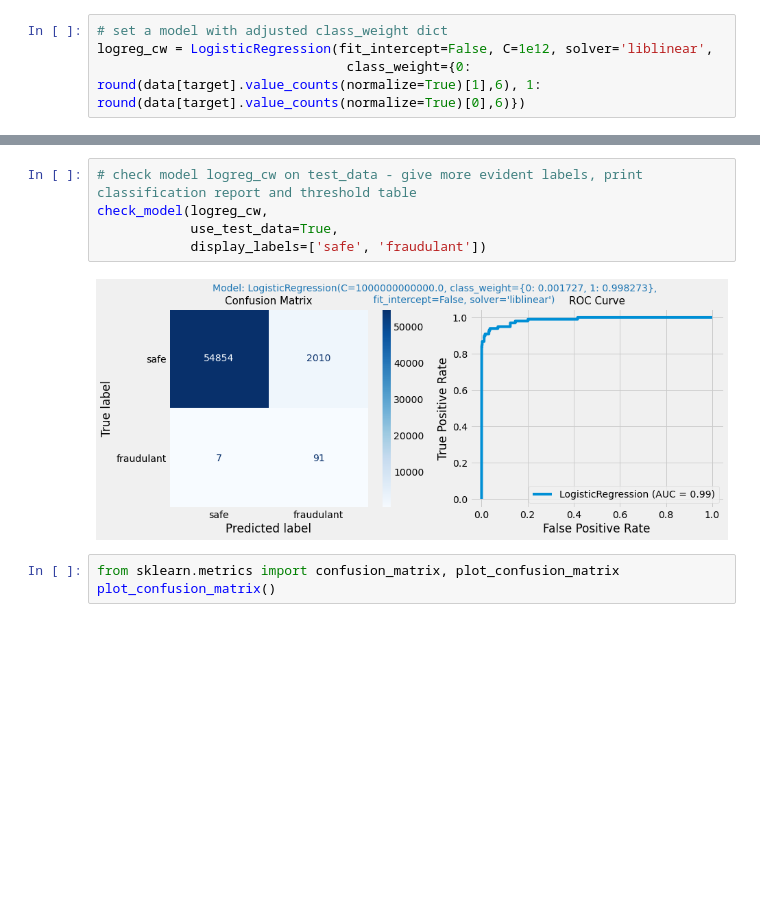
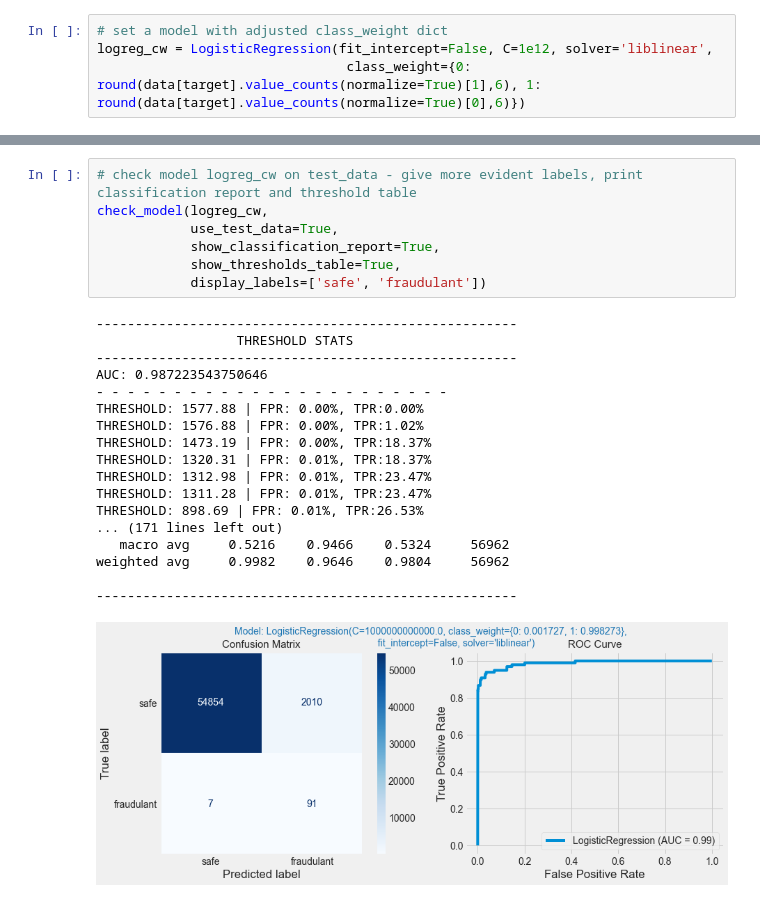
Before and after one commit to AgathaZareth/Class-Imbalance-Problems---Lab, a Jupyter notebook: index.ipynb, the cells around one changed output, grey strips where cells are left out. Drawn from its saved outputs; the diff is of its cells as text; blank space fills up the shorter version.

```diff
--- a/index.ipynb
+++ b/index.ipynb
@@ -542,10 +652,26 @@ check_model(logreg_cw)
 # %%
 # check model logreg_cw on test_data - give more evident labels, print classification report and threshold table
 check_model(logreg_cw,
             use_test_data=True,
+            show_classification_report=True,
+            show_thresholds_table=True,
             display_labels=['safe', 'fraudulant'])
 # %% [output]
+------------------------------------------------------
+                  THRESHOLD STATS
+------------------------------------------------------
+AUC: 0.987223543750646
+- - - - - - - - - - - - - - - - - - - - - - -
+THRESHOLD: 1577.88 | FPR: 0.00%, TPR:0.00%
+THRESHOLD: 1576.88 | FPR: 0.00%, TPR:1.02%
+THRESHOLD: 1473.19 | FPR: 0.00%, TPR:18.37%
+THRESHOLD: 1320.31 | FPR: 0.01%, TPR:18.37%
+THRESHOLD: 1312.98 | FPR: 0.01%, TPR:23.47%
+THRESHOLD: 1311.28 | FPR: 0.01%, TPR:23.47%
+THRESHOLD: 898.69 | FPR: 0.01%, TPR:26.53%
+... (171 lines left out)
+   macro avg     0.5216    0.9466    0.5324     56962
+weighted avg     0.9982    0.9646    0.9804     56962
+
+------------------------------------------------------
-[figure, old version]
+[figure, new version]
-# %%
-from sklearn.metrics import confusion_matrix, plot_confusion_matrix
-plot_confusion_matrix()
```
Also changed, not shown: parts of 13 cells of this notebook.
